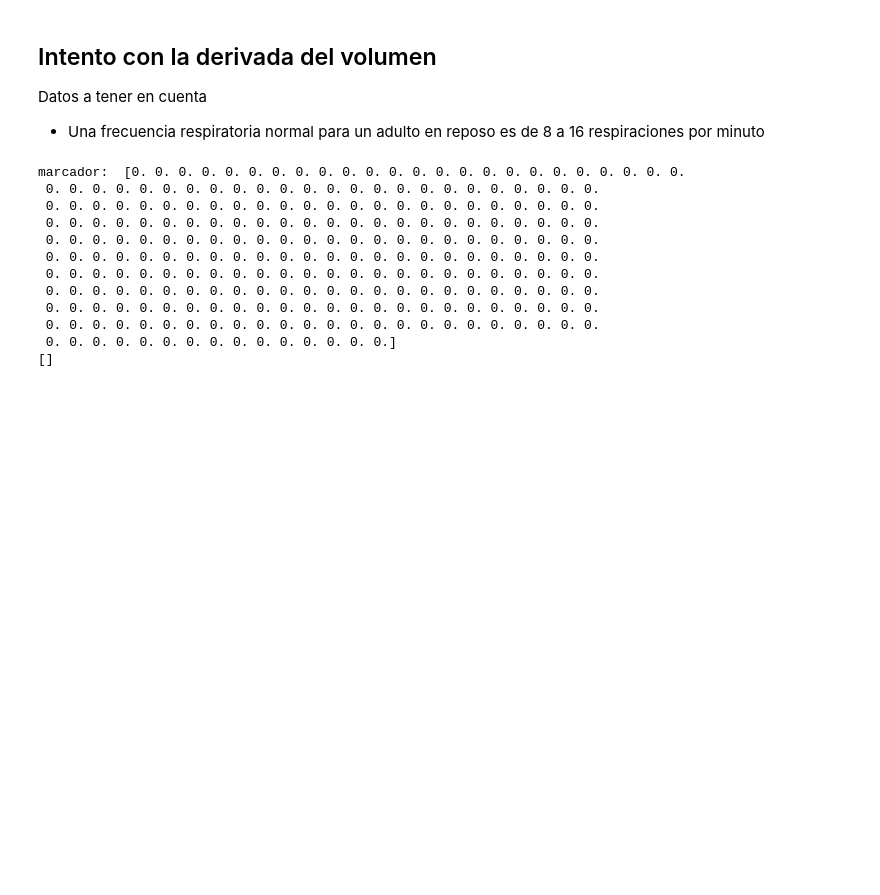
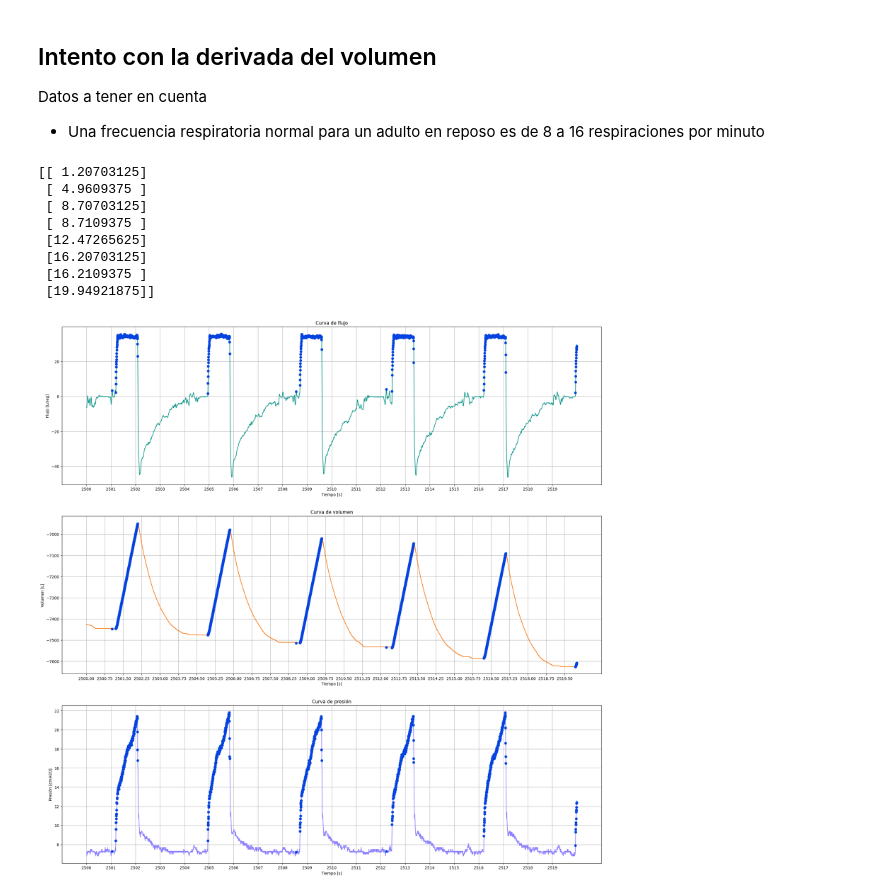
Before and after one commit to bytheseaside/VentMec-insp-exp, a Jupyter notebook: miniTP.ipynb, the cells around one changed output. Cells and saved outputs as stored; diff of their text form; code cells hidden in the pictures; blank space fills up the shorter version.

```diff
--- a/miniTP.ipynb
+++ b/miniTP.ipynb
@@ -142,7 +134,7 @@ Datos a tener en cuenta
 # %%
 def inicio_inspiracion(volume):
     # Criterio: que la derivada (o sea el flujo) sea mayor que threshold_flow por mas de threshold_time segundos
-    threshold_flow = 1  # [L/s]
+    threshold_flow = 0.5  # [L/s]
     threshold_time = 0.01 # [s]
 
     calculated_flow = np.diff(volume)  # [L/s]
@@ -159,8 +151,6 @@ def inicio_inspiracion(volume):
         else:
             marcador[m] = 0
 
-    print('marcador: ', marcador)
-
-    time_insp = np.argwhere(marcador == 1) * sample_rate  # tiempo en que empieza la inspiracion
+    time_insp = np.argwhere(marcador == 1.0) / sample_rate  # tiempo en que empieza la inspiracion
 
     return time_insp
@@ -192,15 +157,62 @@ def inicio_inspiracion(volume):
 # %%
-print(inicio_inspiracion(data['Volume'][2500*sample_rate:2500*sample_rate+1*sample_rate]))
+print(inicio_inspiracion(data['Volume'][2500*sample_rate:2500*sample_rate+20*sample_rate]))
 # %% [output]
-marcador:  [0. 0. 0. 0. 0. 0. 0. 0. 0. 0. 0. 0. 0. 0. 0. 0. 0. 0. 0. 0. 0. 0. 0. 0.
- 0. 0. 0. 0. 0. 0. 0. 0. 0. 0. 0. 0. 0. 0. 0. 0. 0. 0. 0. 0. 0. 0. 0. 0.
- 0. 0. 0. 0. 0. 0. 0. 0. 0. 0. 0. 0. 0. 0. 0. 0. 0. 0. 0. 0. 0. 0. 0. 0.
- 0. 0. 0. 0. 0. 0. 0. 0. 0. 0. 0. 0. 0. 0. 0. 0. 0. 0. 0. 0. 0. 0. 0. 0.
- 0. 0. 0. 0. 0. 0. 0. 0. 0. 0. 0. 0. 0. 0. 0. 0. 0. 0. 0. 0. 0. 0. 0. 0.
- 0. 0. 0. 0. 0. 0. 0. 0. 0. 0. 0. 0. 0. 0. 0. 0. 0. 0. 0. 0. 0. 0. 0. 0.
- 0. 0. 0. 0. 0. 0. 0. 0. 0. 0. 0. 0. 0. 0. 0. 0. 0. 0. 0. 0. 0. 0. 0. 0.
- 0. 0. 0. 0. 0. 0. 0. 0. 0. 0. 0. 0. 0. 0. 0. 0. 0. 0. 0. 0. 0. 0. 0. 0.
- 0. 0. 0. 0. 0. 0. 0. 0. 0. 0. 0. 0. 0. 0. 0. 0. 0. 0. 0. 0. 0. 0. 0. 0.
- 0. 0. 0. 0. 0. 0. 0. 0. 0. 0. 0. 0. 0. 0. 0. 0. 0. 0. 0. 0. 0. 0. 0. 0.
- 0. 0. 0. 0. 0. 0. 0. 0. 0. 0. 0. 0. 0. 0. 0.]
-[]
+[[ 1.20703125]
+ [ 4.9609375 ]
+ [ 8.70703125]
+ [ 8.7109375 ]
+ [12.47265625]
+ [16.20703125]
+ [16.2109375 ]
+ [19.94921875]]
+# %%
+fig, ax = plt.subplots(3, 1, figsize=(25, 25))
+
+transient = 2500 # seconds
+transient_number = transient * sample_rate
+seconds = 20 # seconds
+sample_number = seconds * sample_rate
+
+
+### CURVA DE FLUJO ###
+ax[0].plot(data['Time'][transient_number:transient_number + sample_number],
+           data['Flow'][transient_number:transient_number + sample_number],
+           color='xkcd:teal')
+
+ax[0].set_title('Curva de flujo')
+ax[0].set_xlabel('Tiempo [s]')
+ax[0].set_ylabel('Flujo [L/seg]')
+ax[0].set_xticks(np.arange(transient, transient + seconds, 1))
+ax[0].grid(True)
+for elem in inicio_inspiracion(data['Volume'][transient*sample_rate:transient*sample_rate+seconds*sample_rate]):
+    ax[0].plot(elem+transient, data['Flow'][transient*sample_rate+int(elem*sample_rate)], 'o', color='xkcd:blue')
+
+### CURVA DE VOLUMEN ###
+ax[1].plot(data['Time'][transient_number:transient_number + sample_number],
+           data['Volume'][transient_number:transient_number + sample_number],
+           color='xkcd:orange')
+
+ax[1].set_title('Curva de volumen')
+ax[1].set_xlabel('Tiempo [s]')
+ax[1].set_ylabel('Volumen [L]')
+ax[1].set_xticks(np.arange(transient, transient + seconds, 0.75))
+ax[1].grid(True)
+for elem in inicio_inspiracion(data['Volume'][transient*sample_rate:transient*sample_rate+seconds*sample_rate]):
+    ax[1].plot(elem+transient, data['Volume'][transient*sample_rate+int(elem*sample_rate)], 'o', color='xkcd:blue')
+
+
+### CURVA DE PRESIÓN ###
+ax[2].plot(data['Time'][transient_number:transient_number + sample_number],
+           data['Paw'][transient_number:transient_number + sample_number],
+           color='xkcd:periwinkle')
+ax[2].set_title('Curva de presión')
+ax[2].set_xlabel('Tiempo [s]')
+ax[2].set_ylabel('Presión [cmH2O]')
+ax[2].set_xticks(np.arange(transient, transient + seconds, 1))
+ax[2].grid(True)
+for elem in inicio_inspiracion(data['Volume'][transient*sample_rate:transient*sample_rate+seconds*sample_rate]):
+    ax[2].plot(elem+transient, data['Paw'][transient*sample_rate+int(elem*sample_rate)], 'o', color='xkcd:blue')
+
+plt.show()
+# %% [output]
+[figure, added]
```
Also changed, not shown: parts of 3 cells of this notebook.
